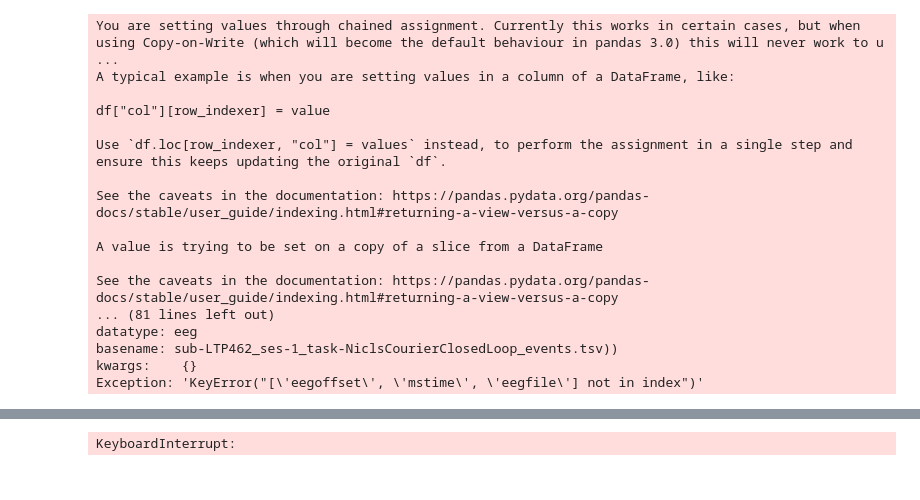
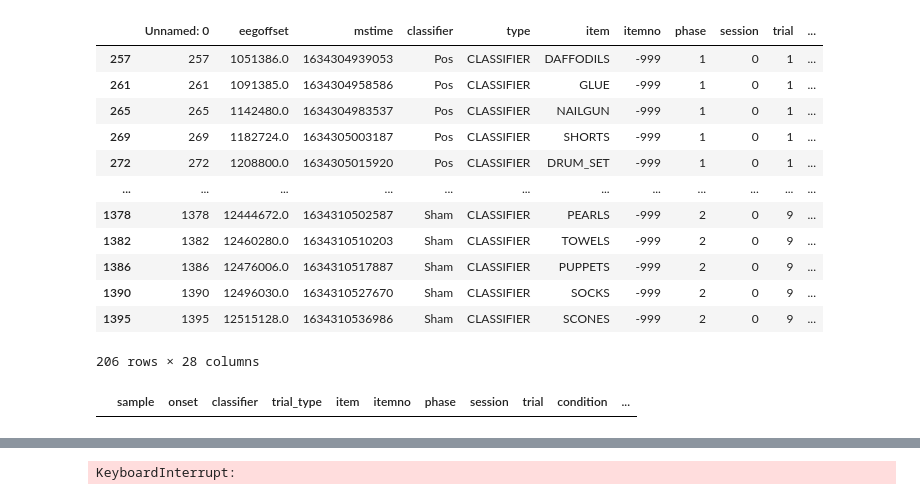
Before and after one commit to pennmem/optimizing-memory, a Jupyter notebook: 03-behavioral-data-preprocessing.ipynb, the cells around one changed output, grey strips where cells are left out. Cells and saved outputs as stored; diff of their text form; code cells hidden in the pictures.

```diff
--- a/behavioral-data-preprocessing.ipynb
+++ b/03-behavioral-data-preprocessing.ipynb
@@ -166,23 +251,25 @@ def load_merged_events(event_path, eeg_path):
+# %%
+pd.read_csv("data/processed_events_NiclsCourierClosedLoop.csv").query("subject=='LTP462' & session==0 & type=='CLASSIFIER'")
+# %% [output]
+|  | Unnamed: 0 | eegoffset | mstime | classifier | type | item | itemno | phase | session | trial | ... |
+| 257 | 257 | 1051386.0 | 1634304939053 | Pos | CLASSIFIER | DAFFODILS | -999 | 1 | 0 | 1 | ... |
+| 261 | 261 | 1091385.0 | 1634304958586 | Pos | CLASSIFIER | GLUE | -999 | 1 | 0 | 1 | ... |
+| 265 | 265 | 1142480.0 | 1634304983537 | Pos | CLASSIFIER | NAILGUN | -999 | 1 | 0 | 1 | ... |
+| 269 | 269 | 1182724.0 | 1634305003187 | Pos | CLASSIFIER | SHORTS | -999 | 1 | 0 | 1 | ... |
+| 272 | 272 | 1208800.0 | 1634305015920 | Pos | CLASSIFIER | DRUM_SET | -999 | 1 | 0 | 1 | ... |
+| ... | ... | ... | ... | ... | ... | ... | ... | ... | ... | ... | ... |
+| 1378 | 1378 | 12444672.0 | 1634310502587 | Sham | CLASSIFIER | PEARLS | -999 | 2 | 0 | 9 | ... |
+| 1382 | 1382 | 12460280.0 | 1634310510203 | Sham | CLASSIFIER | TOWELS | -999 | 2 | 0 | 9 | ... |
+| 1386 | 1386 | 12476006.0 | 1634310517887 | Sham | CLASSIFIER | PUPPETS | -999 | 2 | 0 | 9 | ... |
+| 1390 | 1390 | 12496030.0 | 1634310527670 | Sham | CLASSIFIER | SOCKS | -999 | 2 | 0 | 9 | ... |
+| 1395 | 1395 | 12515128.0 | 1634310536986 | Sham | CLASSIFIER | SCONES | -999 | 2 | 0 | 9 | ... |
+206 rows × 28 columns
+# %%
+merged.dropna(subset=['probability'])
+# %% [output]
+|  | sample | onset | classifier | trial_type | item | itemno | phase | session | trial | condition | ... |
 # %%
-futures = client.map(load_merged_events, event_paths)
+futures = client.map(load_merged_events, event_paths, eeg_paths)
-# %% [output]
-You are setting values through chained assignment. Currently this works in certain cases, but when using Copy-on-Write (which will become the default behaviour in pandas 3.0) this will never work to u ...
-A typical example is when you are setting values in a column of a DataFrame, like:
-
-df["col"][row_indexer] = value
-
-Use `df.loc[row_indexer, "col"] = values` instead, to perform the assignment in a single step and ensure this keeps updating the original `df`.
-
-See the caveats in the documentation: https://pandas.pydata.org/pandas-docs/stable/user_guide/indexing.html#returning-a-view-versus-a-copy
-
-A value is trying to be set on a copy of a slice from a DataFrame
-
-See the caveats in the documentation: https://pandas.pydata.org/pandas-docs/stable/user_guide/indexing.html#returning-a-view-versus-a-copy
-... (81 lines left out)
-datatype: eeg
-basename: sub-LTP462_ses-1_task-NiclsCourierClosedLoop_events.tsv))
-kwargs:    {}
-Exception: 'KeyError("[\'eegoffset\', \'mstime\', \'eegfile\'] not in index")'
 # %%
 from dask.distributed import progress
 progress(futures)
```
Also changed, not shown: parts of 20 cells of this notebook, 2 other files.
